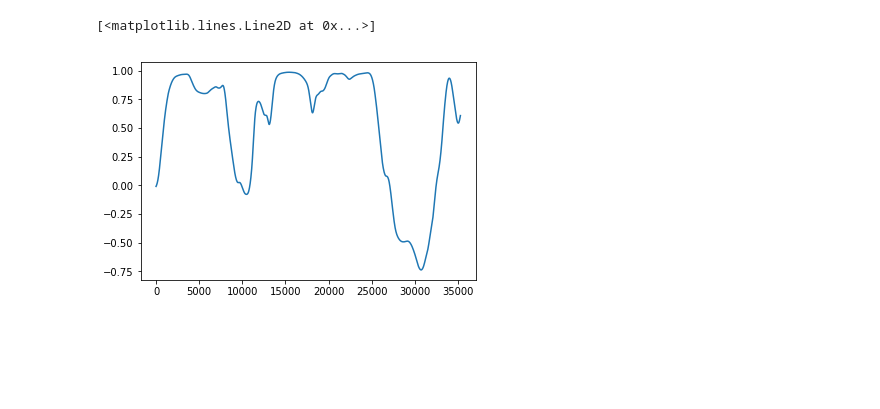
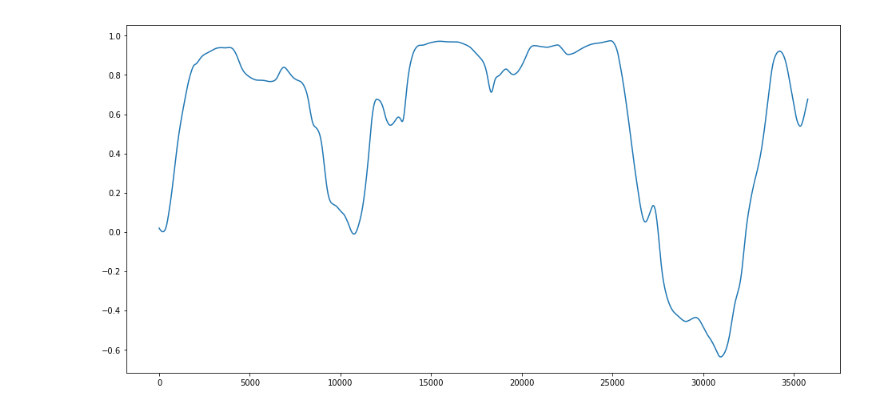
Before and after one commit to SaeedHK/stockML, a Jupyter notebook: test.ipynb, the cells around one changed output. Drawn from its saved outputs; the diff is of its cells as text; code cells hidden in the pictures; blank space fills up the shorter version.

```diff
--- a/test.ipynb
+++ b/test.ipynb
@@ -32,19 +32,29 @@ smoothingPlot("AAPL")
 # %%
-def slidingCorrelation (name1 , name2 , n=1000 , k = 5000):
-    dynamicCorrelation
+def slidingCorrelationPlot (name1 , name2 , n=500 , k = 5000):
 
+    original1 = df["NASDAQ." + name1].values
     smoothed1 = smoothedCurve (name1,n)
+
+    original2 = df["NASDAQ." + name2].values
     smoothed2 = smoothedCurve (name2,n)
 
     l = len (smoothed1)
+    #l = len (original1)
+
     corrVec = np.zeros (l-k+1)
     for i in range(len(corrVec)):
         corrVec[i] = np.corrcoef (smoothed1 [i:i+k-1] , smoothed2 [i:i+k-1])[0][1]
-    return corrVec
+        #corrVec[i] = np.corrcoef (original1 [i:i+k-1] , original2 [i:i+k-1])[0][1]
+
+    plt.figure(figsize=(16,8))
+    plt.plot(corrVec)
+
+    #plt.figure(figsize=(16,8))
+    #plt.plot(smoothed1)
+
+    #plt.figure(figsize=(16,8))
+    #plt.plot(smoothed2)
 # %%
-v = slidingCorrelation ("AAPL" , "GOOGL")
+slidingCorrelationPlot ("AAPL" , "GOOGL")
+# %% [output]
+[figure, added]
-# %%
-plt.plot(v)
-# %% [output]
-[<matplotlib.lines.Line2D at 0x...>]
-[figure, removed]
```
Also changed, not shown: parts of 4 cells of this notebook.
